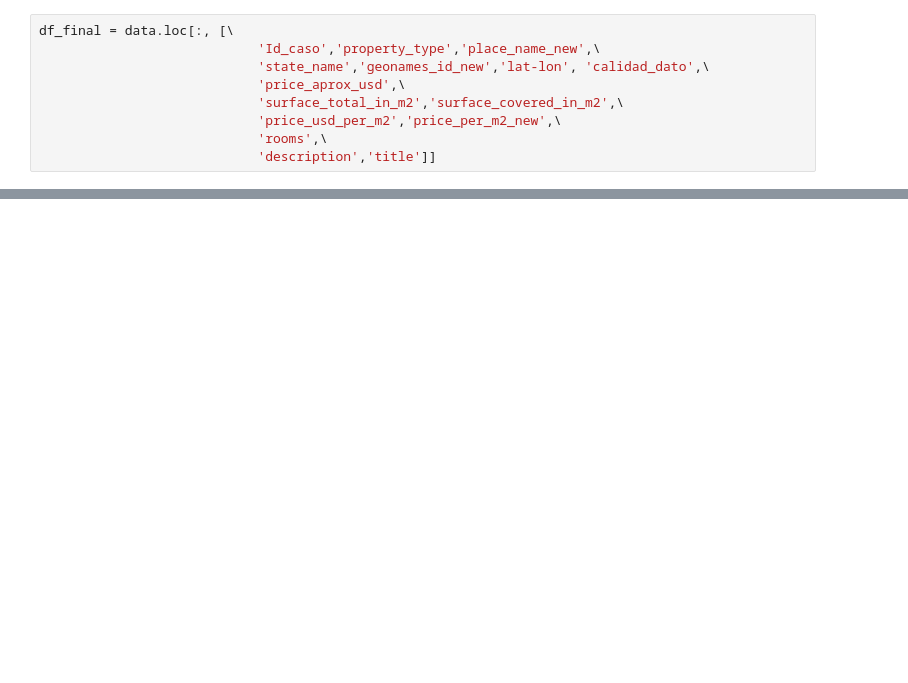
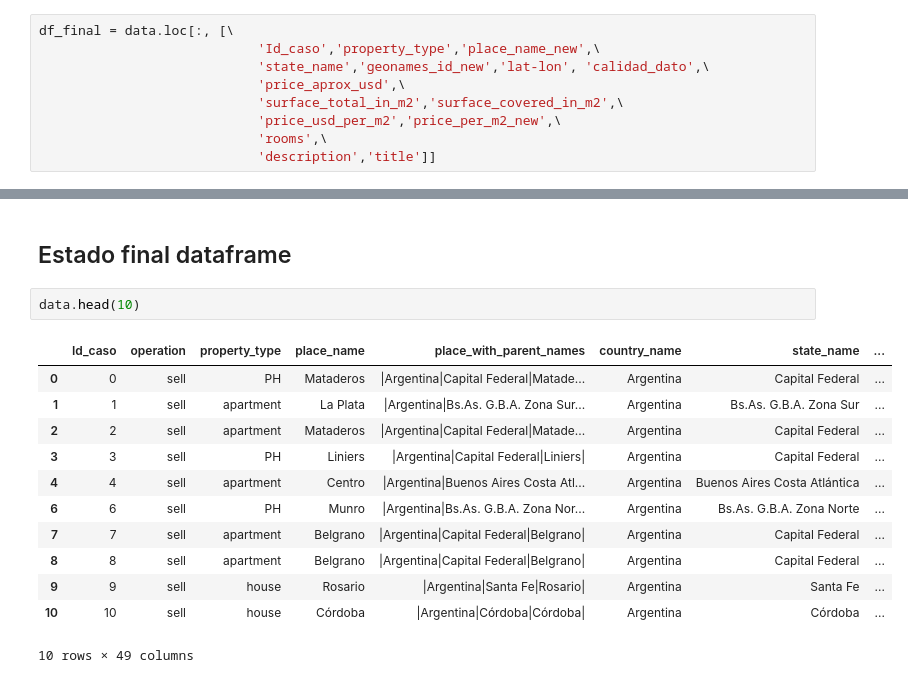
Before and after one commit to mauriciomem/DH_DS_desafio_1_propierati, a Jupyter notebook: final/properati_g2.ipynb, the cells around one changed output, grey strips where cells are left out. Cells and saved outputs as stored; diff of their text form; blank space fills up the shorter version.

```diff
--- a/final/properati_g2.ipynb
+++ b/final/properati_g2.ipynb
@@ -2065 +2338,18 @@ rooms                   -0.021756
 Name: price_per_m2_new, dtype: float64
+# %% [markdown]
+## Estado final dataframe
+# %%
+data.head(10)
+# %% [output]
+|  | Id_caso | operation | property_type | place_name | place_with_parent_names | country_name | state_name | ... |
+| 0 | 0 | sell | PH | Mataderos | |Argentina|Capital Federal|Matade... | Argentina | Capital Federal | ... |
+| 1 | 1 | sell | apartment | La Plata | |Argentina|Bs.As. G.B.A. Zona Sur... | Argentina | Bs.As. G.B.A. Zona Sur | ... |
+| 2 | 2 | sell | apartment | Mataderos | |Argentina|Capital Federal|Matade... | Argentina | Capital Federal | ... |
+| 3 | 3 | sell | PH | Liniers | |Argentina|Capital Federal|Liniers| | Argentina | Capital Federal | ... |
+| 4 | 4 | sell | apartment | Centro | |Argentina|Buenos Aires Costa Atl... | Argentina | Buenos Aires Costa Atlántica | ... |
+| 6 | 6 | sell | PH | Munro | |Argentina|Bs.As. G.B.A. Zona Nor... | Argentina | Bs.As. G.B.A. Zona Norte | ... |
+| 7 | 7 | sell | apartment | Belgrano | |Argentina|Capital Federal|Belgrano| | Argentina | Capital Federal | ... |
+| 8 | 8 | sell | apartment | Belgrano | |Argentina|Capital Federal|Belgrano| | Argentina | Capital Federal | ... |
+| 9 | 9 | sell | house | Rosario | |Argentina|Santa Fe|Rosario| | Argentina | Santa Fe | ... |
+| 10 | 10 | sell | house | Córdoba | |Argentina|Córdoba|Córdoba| | Argentina | Córdoba | ... |
+10 rows × 49 columns
```
Also changed, not shown: parts of 61 cells of this notebook.
